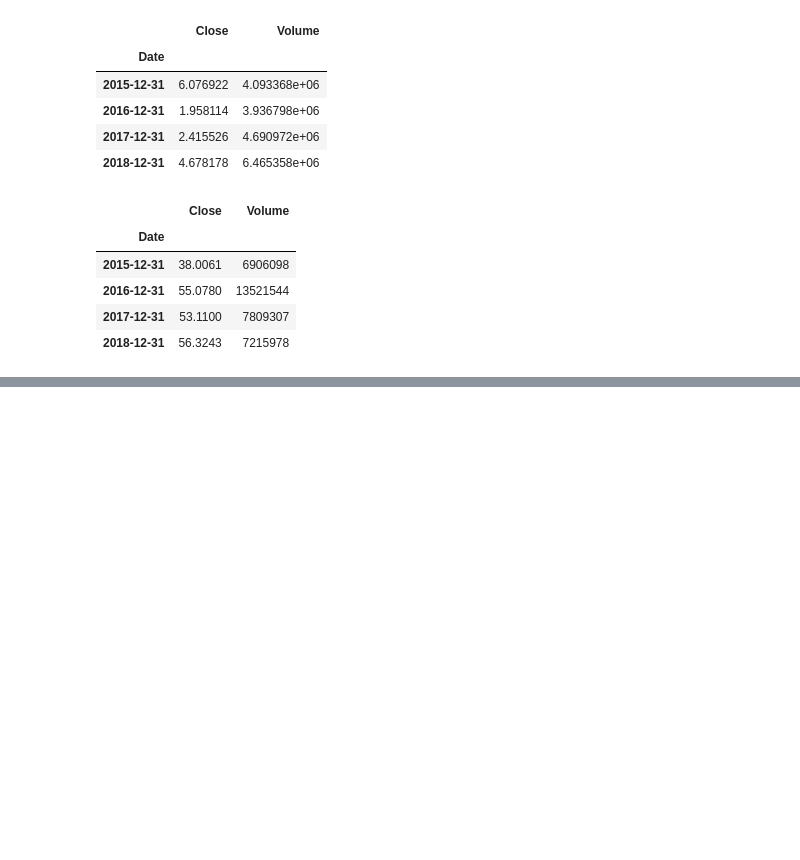
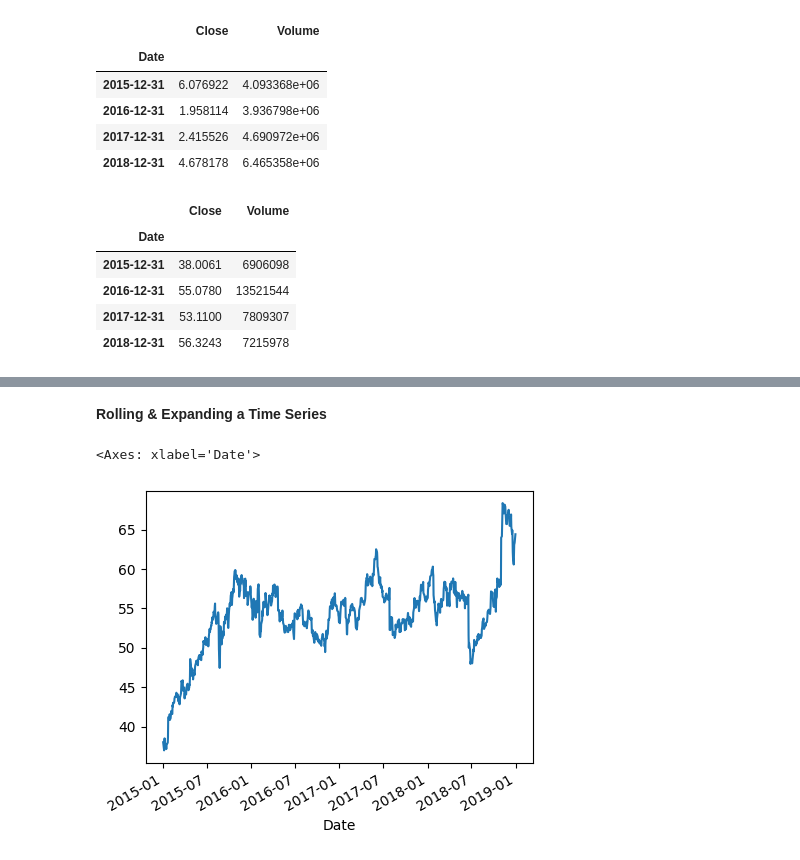
Before and after one commit to Ayush-hm/AI-Toolbox, a Jupyter notebook: Time_Series_Forecasting_using_Python.ipynb, the cells around one changed output, grey strips where cells are left out. Drawn from its saved outputs; the diff is of its cells as text; code cells hidden in the pictures; blank space fills up the shorter version.

```diff
--- a/Time_Series_Forecasting_using_Python.ipynb
+++ b/Time_Series_Forecasting_using_Python.ipynb
@@ -947,0 +1022,7 @@ df.resample(rule='YE').apply(first_day)
+# %% [markdown]
+**Rolling & Expanding a Time Series**
+# %%
+df['Close'].plot(figsize=(5,4))
+# %% [output]
+<Axes: xlabel='Date'>
+[figure, added]
```
Also changed, not shown: parts of 22 cells of this notebook.
